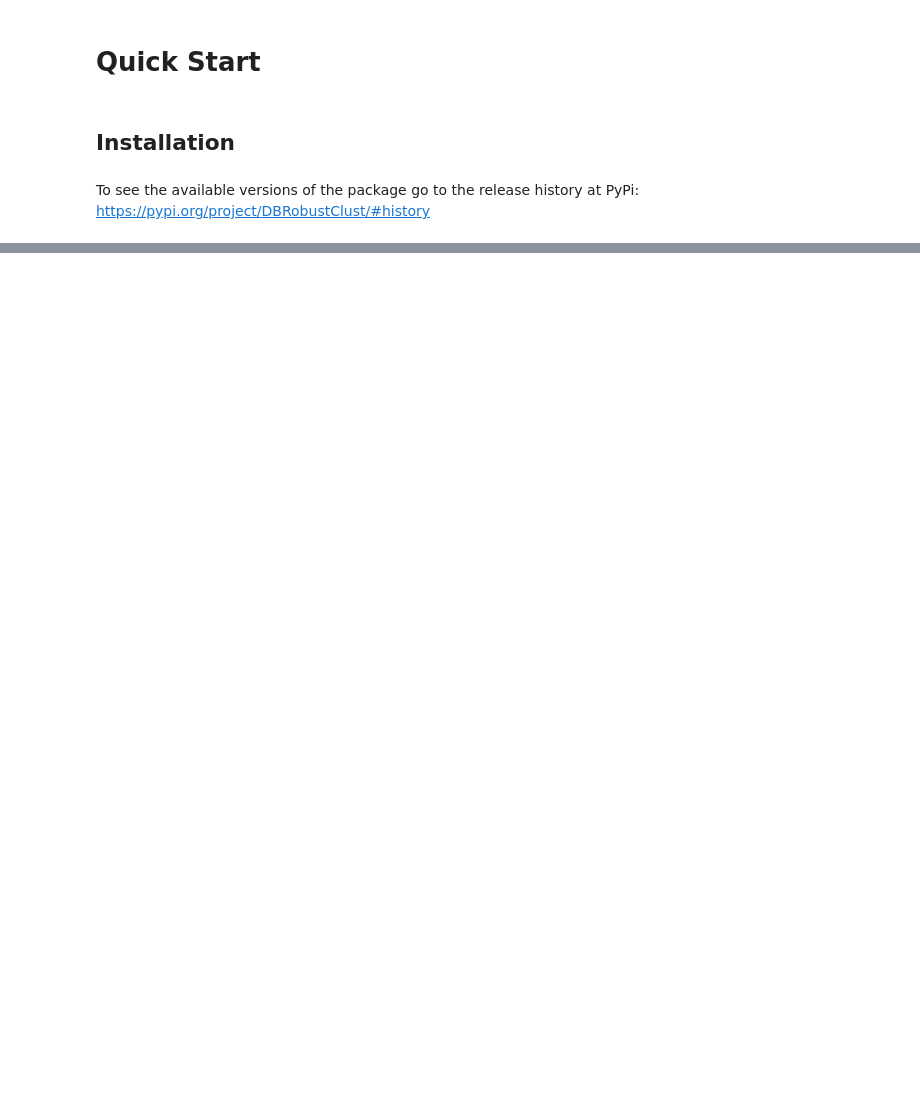
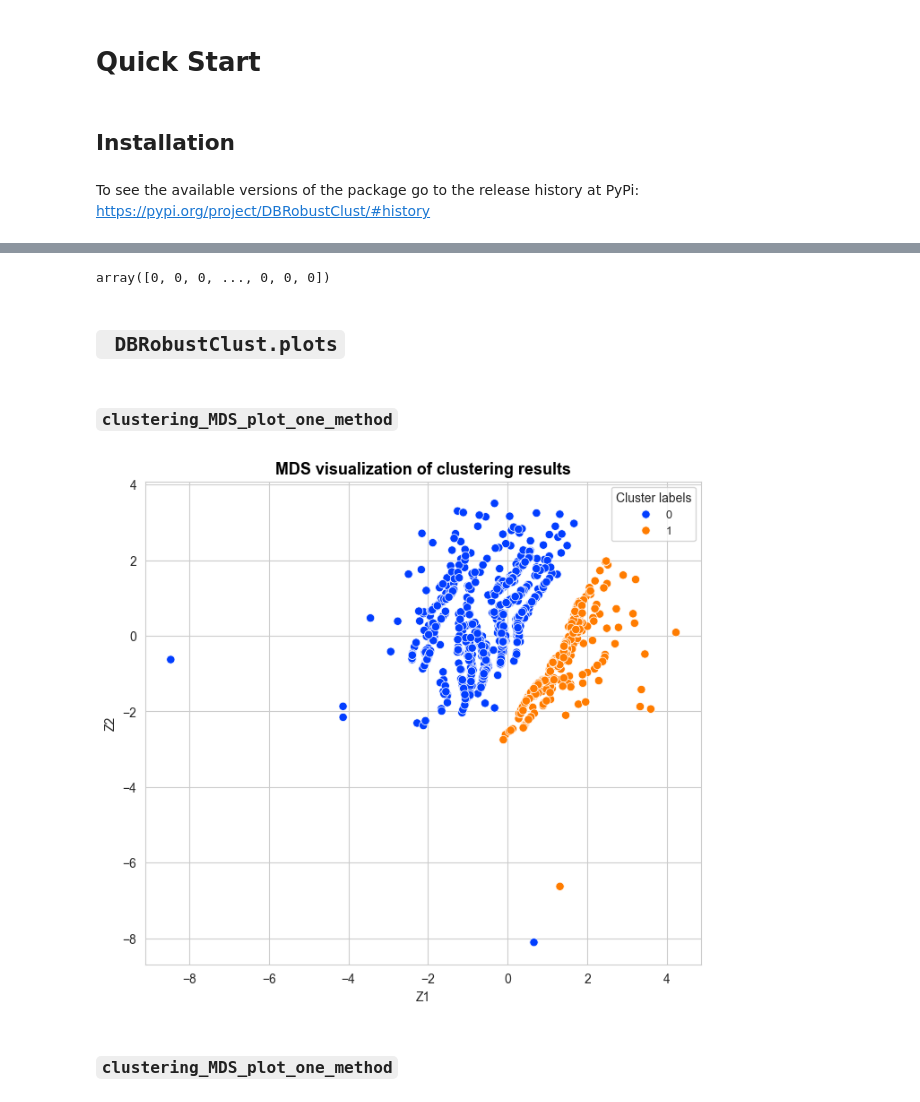
Before and after one commit to FabioScielzoOrtiz/DBRobustClust-docu, a Jupyter notebook: quick_start.ipynb, the cells around one changed output, grey strips where cells are left out. Drawn from its saved outputs; the diff is of its cells as text; code cells hidden in the pictures; blank space fills up the shorter version.

```diff
--- a/quick_start.ipynb
+++ b/quick_start.ipynb
@@ -44,0 +78,6 @@ array([0, 1, 1, ..., 1, 1, 1])
+# %%
+p1 = len(quant_predictors)
+p2 = len(binary_predictors)
+p3 = len(multiclass_predictors)
+
+n_clusters = len(y.unique())
@@ -44,0 +108,4 @@ array([0, 1, 1, ..., 1, 1, 1])
+# %%
+predicted_clusters_fast_kmedoids = fast_kmedoids.labels_
+
+predicted_clusters_fast_kmedoids
@@ -44,0 +145,37 @@ array([0, 1, 1, ..., 1, 1, 1])
+# %%
+predicted_clusters_fold_fast_kmedoids = fold_fast_kmedoids.labels_
+
+predicted_clusters_fold_fast_kmedoids
+# %% [output]
+array([0, 0, 0, ..., 0, 0, 0])
+# %% [markdown]
+## ` DBRobustClust.plots`
+# %% [markdown]
+### `clustering_MDS_plot_one_method`
+# %%
+from DBRobustClust.plots import clustering_MDS_plot_one_method
+from sklearn.manifold import MDS
+from PyDistances.mixed import FastGGowerDistMatrix
+import seaborn as sns
+sns.set_style('whitegrid')
+# %%
+mds = MDS(n_components=2, dissimilarity='precomputed', random_state=123)
+
+fastGGower = FastGGowerDistMatrix(frac_sample_size=0.6, random_state=123, p1=p1, p2=p2, p3=p3,
+                                  d1='robust_mahalanobis', d2='sokal', d3='hamming',
+                                  robust_method='trimmed', alpha=0.05)
+fastGGower.compute(X)
+
+X_mds = mds.fit_transform(fastGGower.D_GGower)
+# %%
+clustering_MDS_plot_one_method(X_mds=X_mds, y_pred=predicted_clusters_fast_kmedoids[fastGGower.sample_index],
+                               y_true=None, title="MDS visualization of clustering results",
+                               accuracy=None, time=None,
+                               figsize=(8,7), bbox_to_anchor=(1,1),
+                               title_size=13, title_weight='bold',
+                               points_size=45, title_height=1,
+                               save=False, legend_size=9)
+# %% [output]
+[figure, added]
+# %% [markdown]
+### `clustering_MDS_plot_one_method`
```
Also changed, not shown: parts of 20 cells of this notebook, 1 other file.
